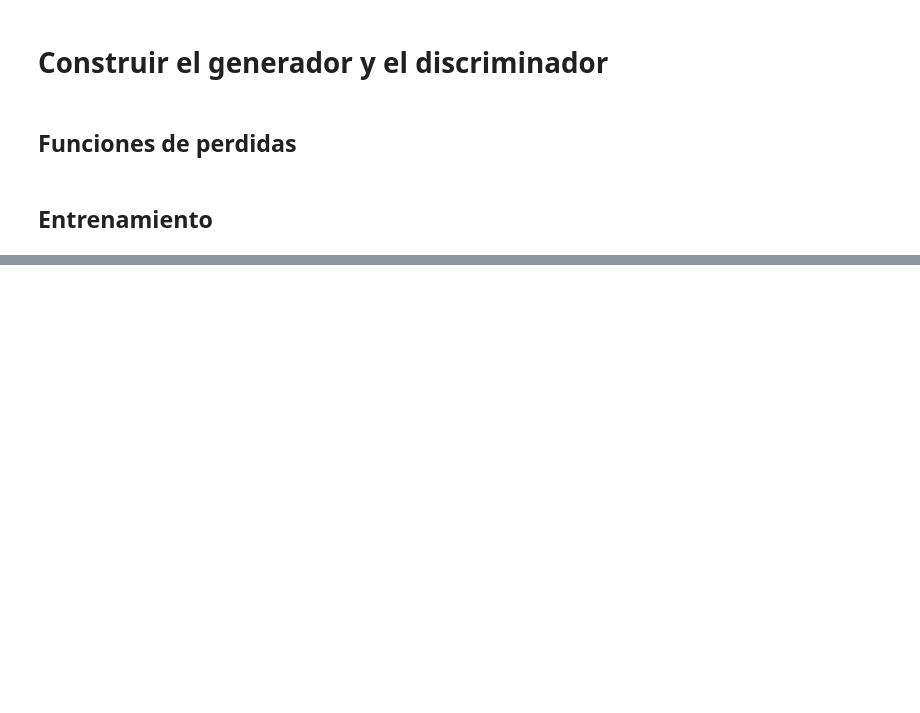
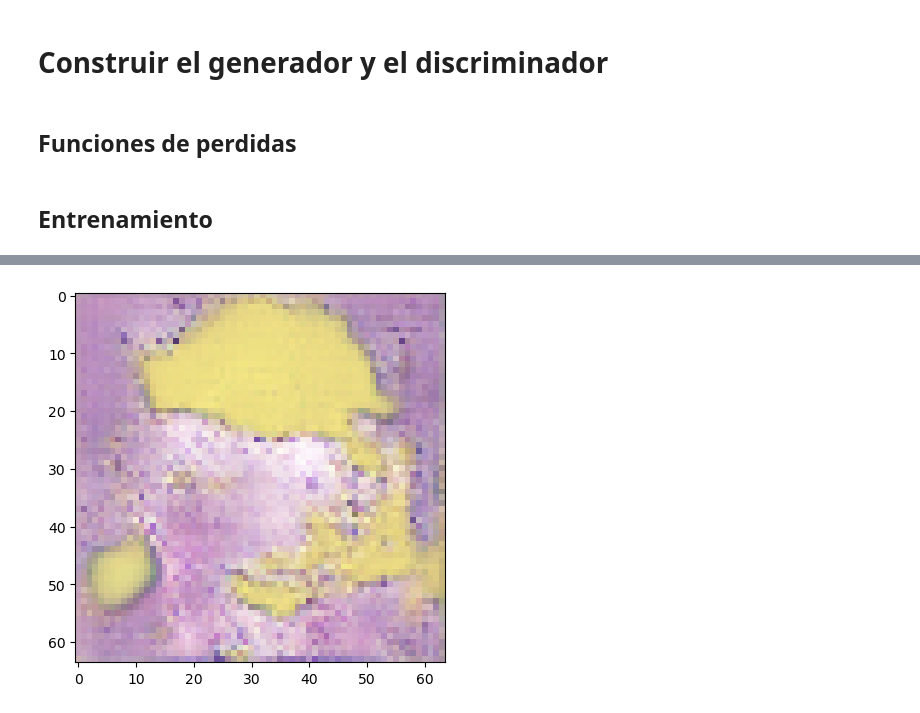
Before and after one commit to Yong-Park/simpson_face_generator, a Jupyter notebook: main.ipynb, the cells around one changed output, grey strips where cells are left out. Drawn from its saved outputs; the diff is of its cells as text; code cells hidden in the pictures; blank space fills up the shorter version.

```diff
--- a/main.ipynb
+++ b/main.ipynb
@@ -234,0 +239,24 @@ generate_and_save_images(generator, num_epochs, test_input)
+# %%
+def generate_new_image(generator):
+    # Genera ruido aleatorio
+    noise = tf.random.normal([1, 100])
+
+    # Usa el generador para crear una nueva imagen
+    generated_image = generator(noise, training=False)
+
+    # Procesa la imagen generada
+    generated_image = (generated_image + 1) / 2  # Mapea el rango de píxeles a [0, 1]
+    generated_image = np.clip(generated_image, 0, 1)
+    generated_image = generated_image[0]  # Elimina la dimensión de lote
+    generated_image = np.uint8(generated_image * 255)  # Mapea el rango de píxeles a [0, 255]
+
+    return generated_image
+
+# Genera una nueva imagen
+new_image = generate_new_image(generator)
+
+# Muestra la nueva imagen
+plt.imshow(new_image)
+plt.show()
+# %% [output]
+[figure, added]
```
Also changed, not shown: parts of 11 cells of this notebook, 3 other files.
